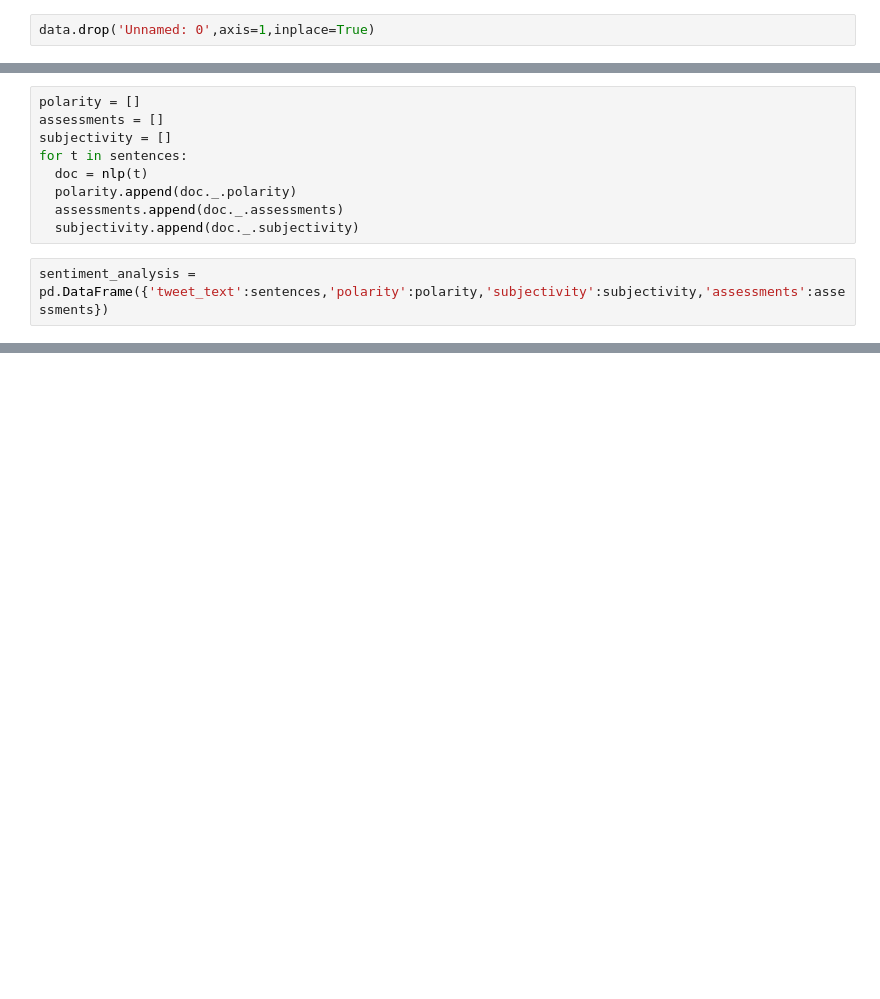
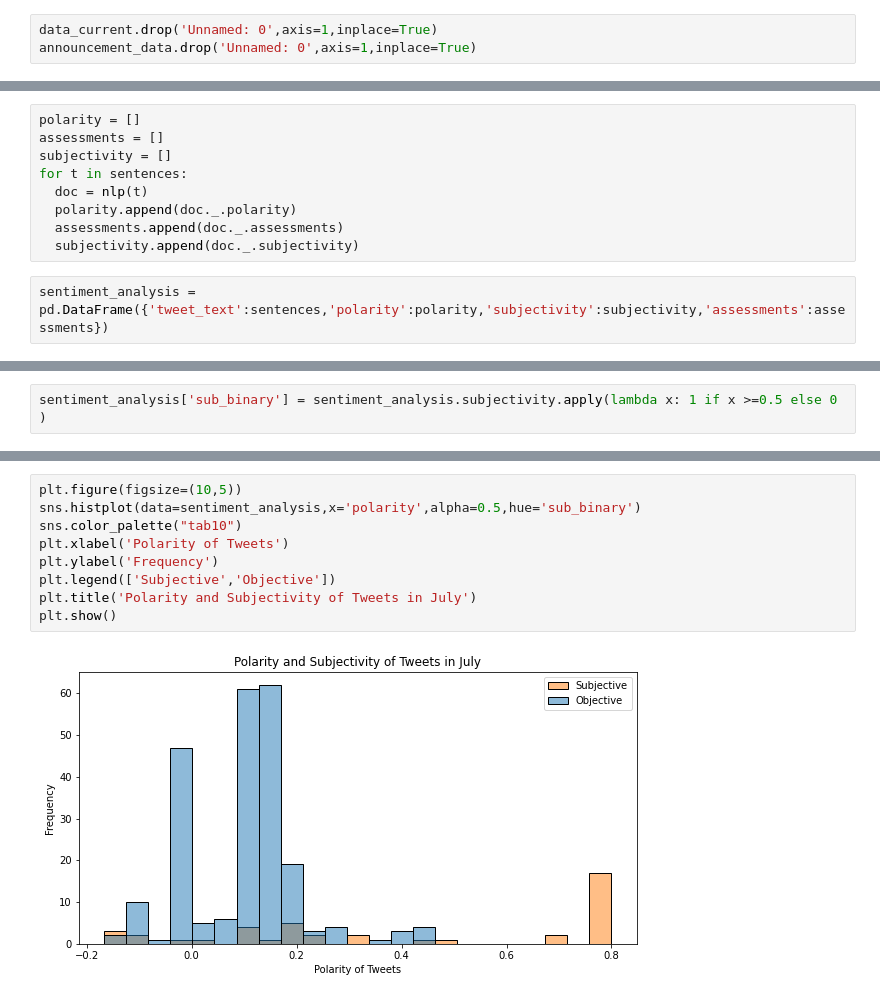
Before and after one commit to AntonioMoralCevallos/BA90-EuropeanSuperLeagueNLP, a Jupyter notebook: NLP/SentimentAnalysis.ipynb, the cells around one changed output, grey strips where cells are left out. Saved outputs shown, nothing was run; the diff lists cells and outputs as text; blank space fills up the shorter version.

```diff
--- a/NLP/SentimentAnalysis.ipynb
+++ b/NLP/SentimentAnalysis.ipynb
@@ -23,2 +24,3 @@ data = pd.read_csv('phrase_data.csv')
 # %%
-data.drop('Unnamed: 0',axis=1,inplace=True)
+data_current.drop('Unnamed: 0',axis=1,inplace=True)
+announcement_data.drop('Unnamed: 0',axis=1,inplace=True)
@@ -53,0 +68,2 @@ sentiment_analysis.loc[sentiment_analysis.polarity == sentiment_analysis.polarit
+# %%
+sentiment_analysis['sub_binary'] = sentiment_analysis.subjectivity.apply(lambda x: 1 if x >=0.5 else 0 )
@@ -53,0 +83,11 @@ sentiment_analysis.loc[sentiment_analysis.polarity == sentiment_analysis.polarit
+# %%
+plt.figure(figsize=(10,5))
+sns.histplot(data=sentiment_analysis,x='polarity',alpha=0.5,hue='sub_binary')
+sns.color_palette("tab10")
+plt.xlabel('Polarity of Tweets')
+plt.ylabel('Frequency')
+plt.legend(['Subjective','Objective'])
+plt.title('Polarity and Subjectivity of Tweets in July')
+plt.show()
+# %% [output]
+[figure, added]
```
Also changed, not shown: parts of 10 cells of this notebook, 1 other file.
